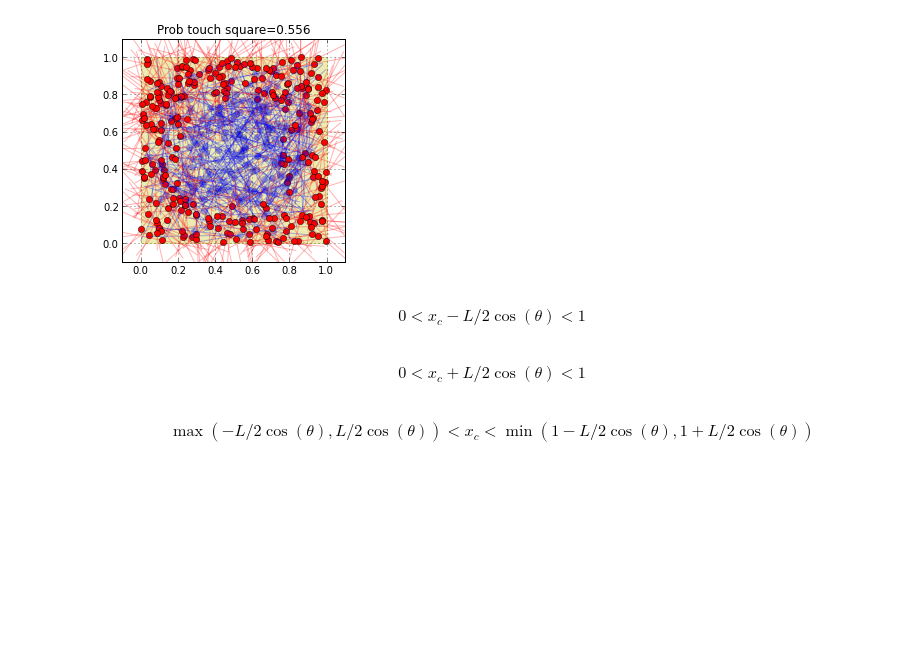
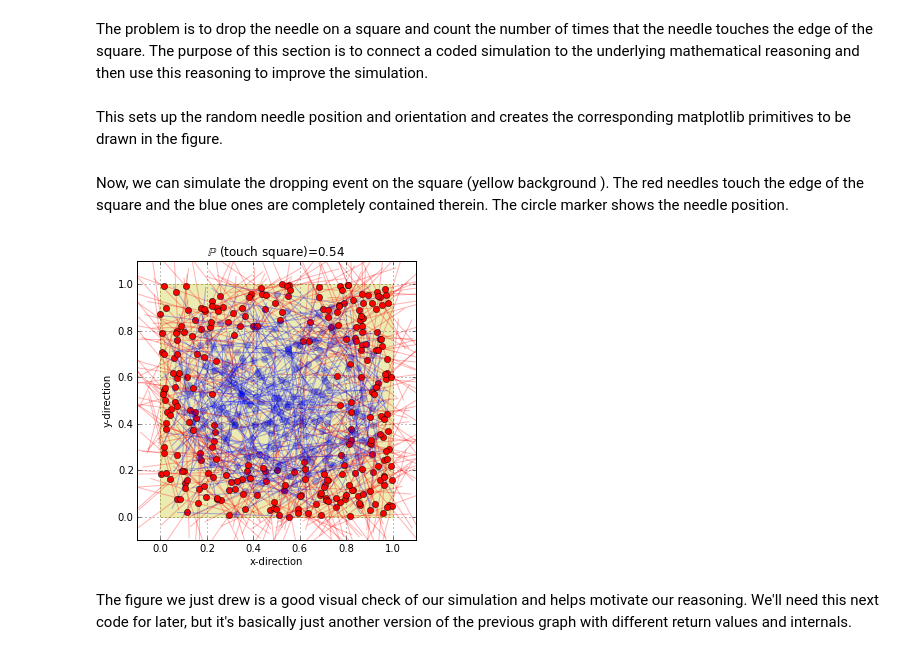
Before and after one commit to unpingco/Pig-in-the-Python, a Jupyter notebook: Buffons_Needle_Sim.ipynb, the cells around one changed output. Drawn from its saved outputs; the diff is of its cells as text; code cells hidden in the pictures; blank space fills up the shorter version.

```diff
--- a/Buffons_Needle_Sim.ipynb
+++ b/Buffons_Needle_Sim.ipynb
@@ -5,7 +7,11 @@
+# %% [markdown]
+The problem is to drop the needle on a square and count the number of times that the needle touches the edge of the square. The purpose of this section is to connect a coded simulation to the underlying mathematical reasoning and then use this reasoning to improve the simulation.
 # %%
 from __future__ import  division
 from matplotlib.lines import Line2D
 from matplotlib.patches import Rectangle
+# %% [markdown]
+This sets up the random needle position and orientation and creates the corresponding matplotlib primitives to be drawn in the figure.
 # %%
 def needle(L=0.5):
     '''ang := angle orientation of needle in radians
@@ -25,17 +31,25 @@ def needle(L=0.5):
+# %% [markdown]
+Now, we can simulate the dropping event on the square (yellow background ). The red needles touch the edge of the square and the blue ones are completely contained therein. The circle marker shows the needle position.
 # %%
 fig,ax=subplots()
+fig.set_size_inches(5,5)
+
 needle.red_count=0 # reset counters
 needle.blue_count=0
 for k in range(500):
     for i in needle(.5): ax.add_line(i)
 
 ax.set_aspect(1)
 ax.add_patch(Rectangle((0,0),1,1,alpha=0.3,color='y'))
+ax.set_xlabel('x-direction')
+ax.set_ylabel('y-direction')
 ax.axis([-.1,1.1,-.1,1.1])
-ax.set_title('Prob touch square=%3.3f'% (needle.red_count/(needle.blue_count+needle.red_count)))
+ax.set_title(r'$\mathbb{P}$ (touch square)=%3.2f'% (needle.red_count/(needle.blue_count+needle.red_count)))
 ax.grid()
 # %% [output]
-[figure, old version]
+[figure, new version]
+# %% [markdown]
+The figure we just drew is a good visual check of our simulation and helps motivate our reasoning.  We'll need this next  code for later, but it's basically just another version of the previous graph with different return values and internals.
 # %%
 def needle_gen(L=0.5,return_data=False):
     '''ang := angle orientation of needle in radians
@@ -56,9 +70,3 @@ def needle_gen(L=0.5,return_data=False):
             return dict(x0=x0,y0=y0,xc=xc,yc=yc,xe=xe,ye=ye,ang=ang,cut=True)
         else:
             return True
-# %% [markdown]
-$$ 0 < x_c - L/2 \cos(\theta) < 1 $$
-# %% [markdown]
-$$ 0 < x_c + L/2 \cos(\theta) < 1 $$
-# %% [markdown]
-$$ \max(-L/2 \cos(\theta) , L/2 \cos(\theta) ) <  x_c < \min(1-L/2 \cos(\theta) , 1+L/2 \cos(\theta) )$$
```
Also changed, not shown: parts of 32 cells of this notebook.
